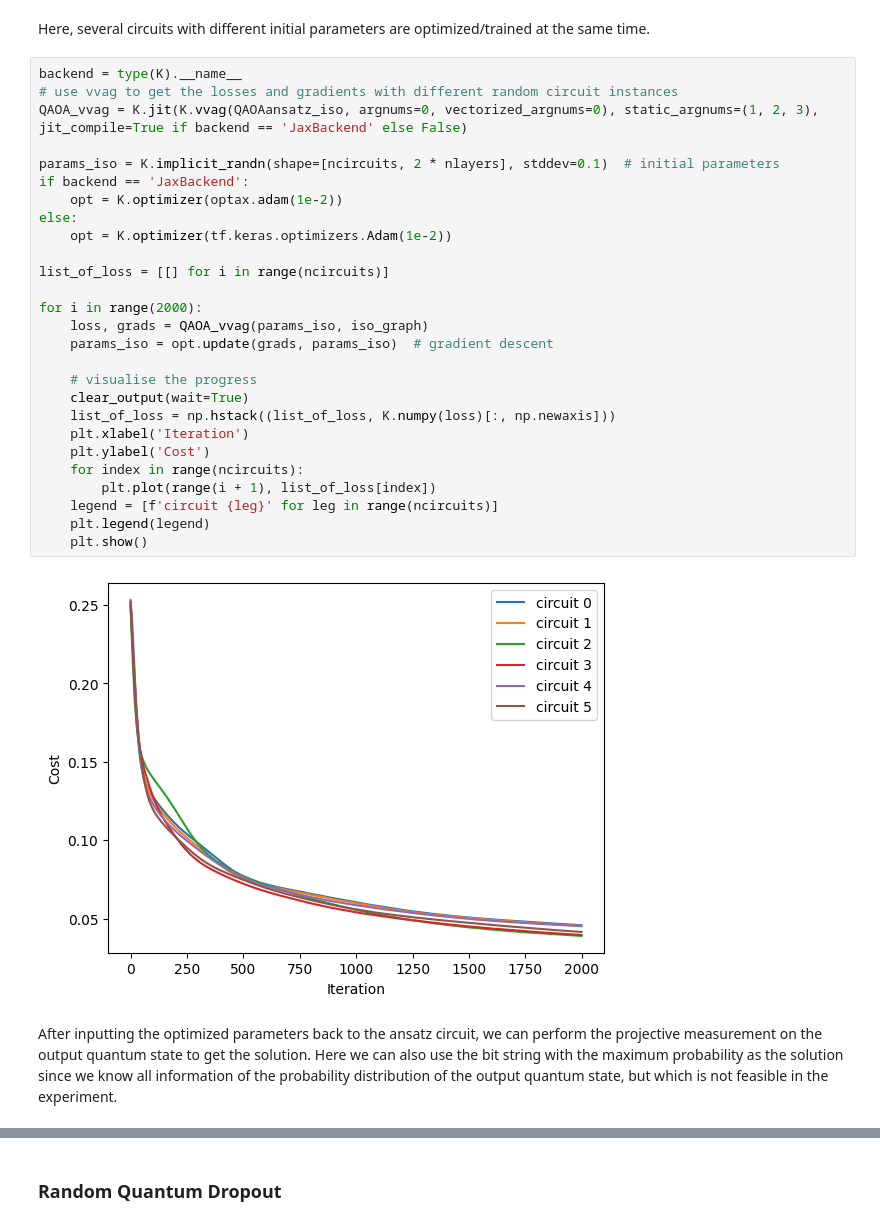
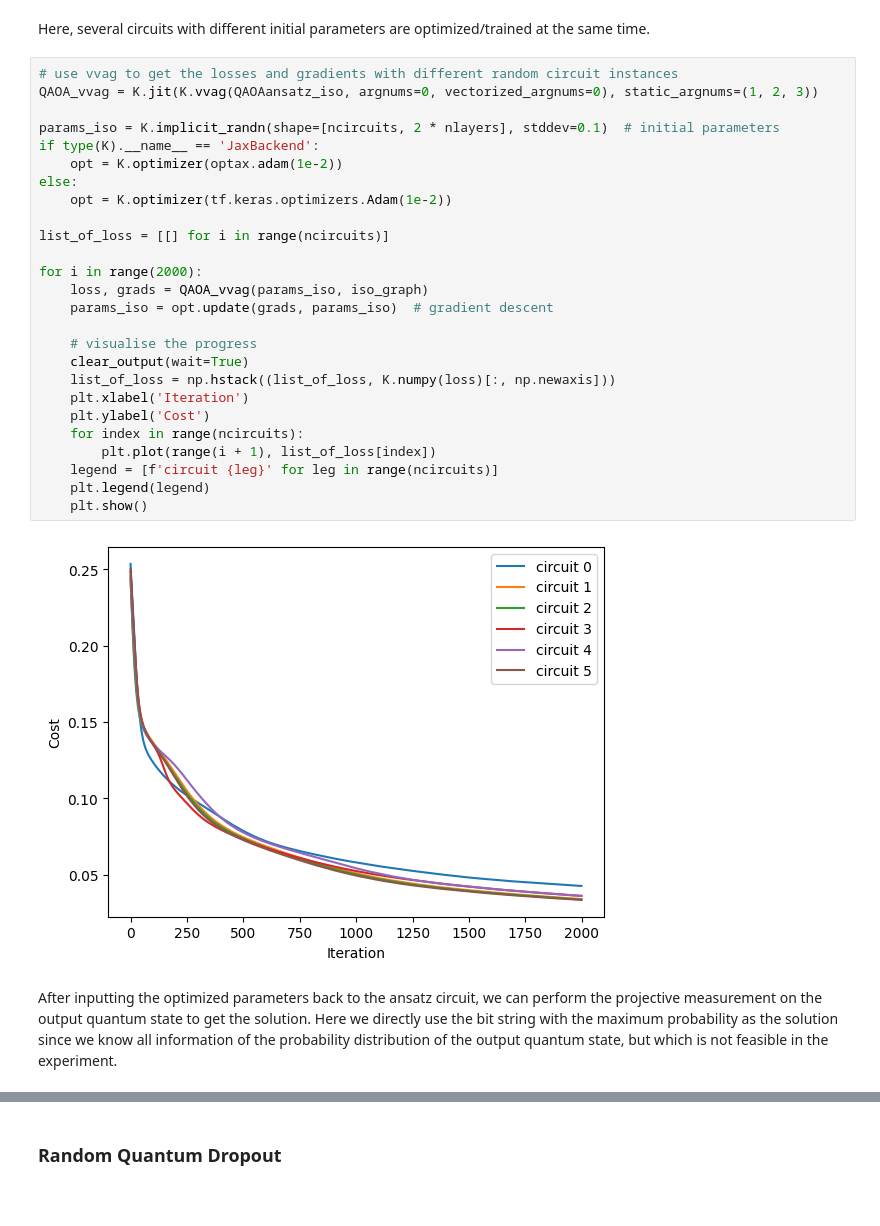
Before and after one commit to tencent-quantum-lab/tensorcircuit, a Jupyter notebook: docs/source/tutorials/qaoa_quantum_dropout.ipynb, the cells around one changed output, grey strips where cells are left out. Cells and saved outputs as stored; diff of their text form.

```diff
--- a/docs/source/tutorials/qaoa_quantum_dropout.ipynb
+++ b/docs/source/tutorials/qaoa_quantum_dropout.ipynb
@@ -234,36 +234,35 @@ def QAOAansatz_iso(params, g, each=1, return_circuit=False):
 # %% [markdown]
 Here, several circuits with different initial parameters are optimized/trained at the same time.
 # %%
-backend = type(K).__name__
 # use vvag to get the losses and gradients with different random circuit instances
-QAOA_vvag = K.jit(K.vvag(QAOAansatz_iso, argnums=0, vectorized_argnums=0), static_argnums=(1, 2, 3), jit_compile=True if backend == 'JaxBackend' else False)
+QAOA_vvag = K.jit(K.vvag(QAOAansatz_iso, argnums=0, vectorized_argnums=0), static_argnums=(1, 2, 3))
 
 params_iso = K.implicit_randn(shape=[ncircuits, 2 * nlayers], stddev=0.1)  # initial parameters
-if backend == 'JaxBackend':
+if type(K).__name__ == 'JaxBackend':
     opt = K.optimizer(optax.adam(1e-2))
 else:
     opt = K.optimizer(tf.keras.optimizers.Adam(1e-2))
 
 list_of_loss = [[] for i in range(ncircuits)]
 
 for i in range(2000):
     loss, grads = QAOA_vvag(params_iso, iso_graph)
     params_iso = opt.update(grads, params_iso)  # gradient descent
 
     # visualise the progress
     clear_output(wait=True)
     list_of_loss = np.hstack((list_of_loss, K.numpy(loss)[:, np.newaxis]))
     plt.xlabel('Iteration')
     plt.ylabel('Cost')
     for index in range(ncircuits):
         plt.plot(range(i + 1), list_of_loss[index])
     legend = [f'circuit {leg}' for leg in range(ncircuits)]
     plt.legend(legend)
     plt.show()
 # %% [output]
-[figure, old version]
+[figure, new version]
 # %% [markdown]
-After inputting the optimized parameters back to the ansatz circuit, we can perform the projective measurement on the output quantum state to get the solution. Here we can also use the bit string with the maximum probability as the solution since we know all information of the probability distribution of the output quantum state, but which is not feasible in the experiment.
+After inputting the optimized parameters back to the ansatz circuit, we can perform the projective measurement on the output quantum state to get the solution. Here we directly use the bit string with the maximum probability as the solution since we know all information of the probability distribution of the output quantum state, but which is not feasible in the experiment.
 # %%
 # print QAOA results
 for num_circuit in range(ncircuits):
```
Also changed, not shown: parts of 13 cells of this notebook, 1 other file.
